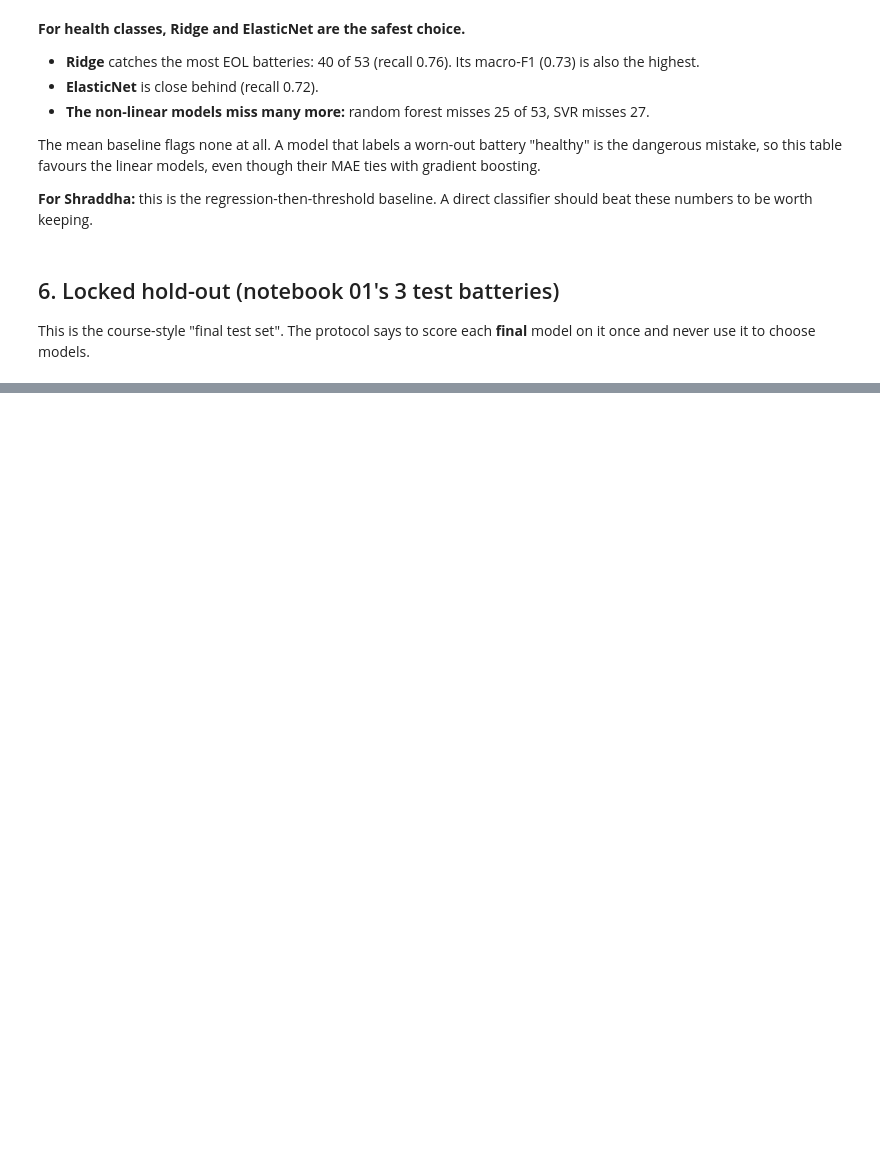
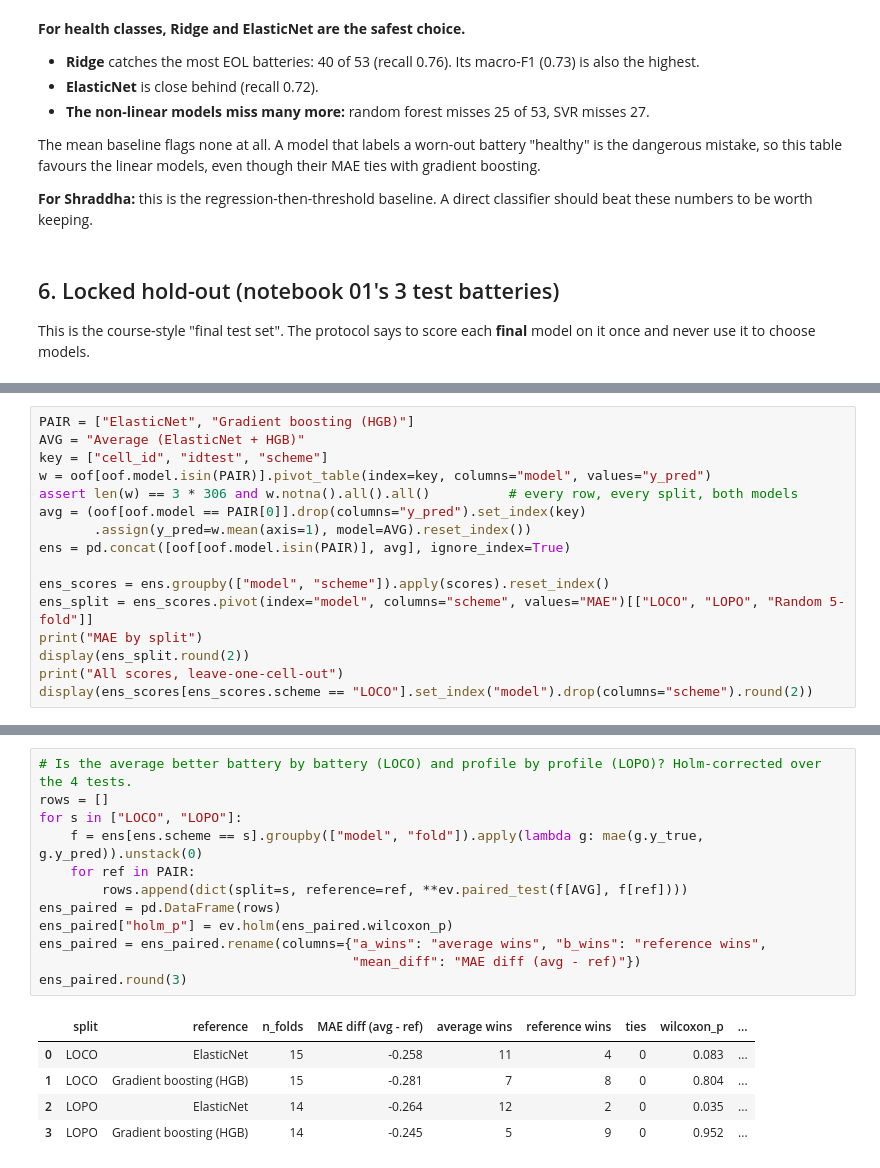
Before and after one commit to rachandeepkaur/battery-soh-prediction, a Jupyter notebook: notebooks/08_model_comparison.ipynb, the cells around one changed output, grey strips where cells are left out. Saved outputs shown, nothing was run; the diff lists cells and outputs as text; blank space fills up the shorter version.

```diff
--- a/notebooks/08_model_comparison.ipynb
+++ b/notebooks/08_model_comparison.ipynb
@@ -499,0 +528,16 @@ hold-out still missing for: ['ElasticNet', 'Ridge', 'Random forest']
+# %%
+PAIR = ["ElasticNet", "Gradient boosting (HGB)"]
+AVG = "Average (ElasticNet + HGB)"
+key = ["cell_id", "idtest", "scheme"]
+w = oof[oof.model.isin(PAIR)].pivot_table(index=key, columns="model", values="y_pred")
+assert len(w) == 3 * 306 and w.notna().all().all()          # every row, every split, both models
+avg = (oof[oof.model == PAIR[0]].drop(columns="y_pred").set_index(key)
+       .assign(y_pred=w.mean(axis=1), model=AVG).reset_index())
+ens = pd.concat([oof[oof.model.isin(PAIR)], avg], ignore_index=True)
+
+ens_scores = ens.groupby(["model", "scheme"]).apply(scores).reset_index()
+ens_split = ens_scores.pivot(index="model", columns="scheme", values="MAE")[["LOCO", "LOPO", "Random 5-fold"]]
+print("MAE by split")
+display(ens_split.round(2))
+print("All scores, leave-one-cell-out")
+display(ens_scores[ens_scores.scheme == "LOCO"].set_index("model").drop(columns="scheme").round(2))
@@ -499,0 +557,18 @@ hold-out still missing for: ['ElasticNet', 'Ridge', 'Random forest']
+# %%
+# Is the average better battery by battery (LOCO) and profile by profile (LOPO)? Holm-corrected over the 4 tests.
+rows = []
+for s in ["LOCO", "LOPO"]:
+    f = ens[ens.scheme == s].groupby(["model", "fold"]).apply(lambda g: mae(g.y_true, g.y_pred)).unstack(0)
+    for ref in PAIR:
+        rows.append(dict(split=s, reference=ref, **ev.paired_test(f[AVG], f[ref])))
+ens_paired = pd.DataFrame(rows)
+ens_paired["holm_p"] = ev.holm(ens_paired.wilcoxon_p)
+ens_paired = ens_paired.rename(columns={"a_wins": "average wins", "b_wins": "reference wins",
+                                        "mean_diff": "MAE diff (avg - ref)"})
+ens_paired.round(3)
+# %% [output]
+|  | split | reference | n_folds | MAE diff (avg - ref) | average wins | reference wins | ties | wilcoxon_p | ... |
+| 0 | LOCO | ElasticNet | 15 | -0.258 | 11 | 4 | 0 | 0.083 | ... |
+| 1 | LOCO | Gradient boosting (HGB) | 15 | -0.281 | 7 | 8 | 0 | 0.804 | ... |
+| 2 | LOPO | ElasticNet | 14 | -0.264 | 12 | 2 | 0 | 0.035 | ... |
+| 3 | LOPO | Gradient boosting (HGB) | 14 | -0.245 | 5 | 9 | 0 | 0.952 | ... |
```
Also changed, not shown: parts of 12 cells of this notebook, 20 other files.
